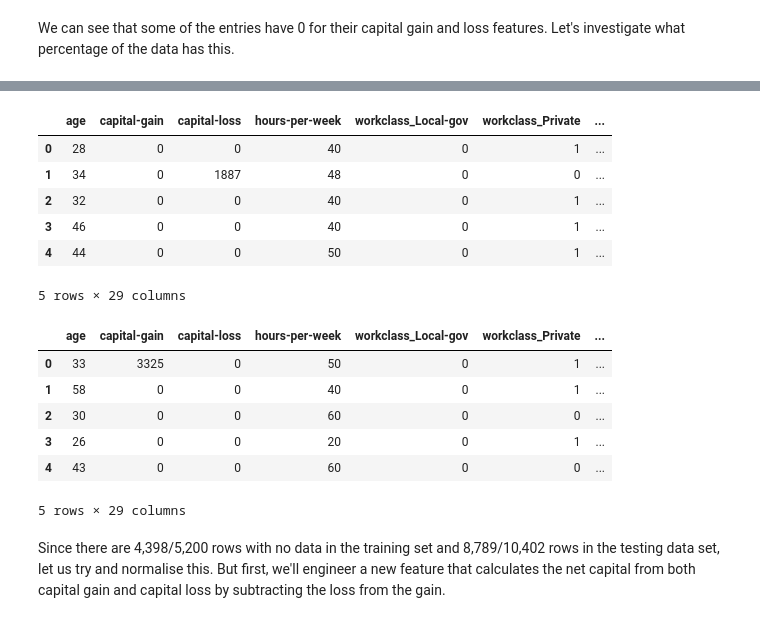
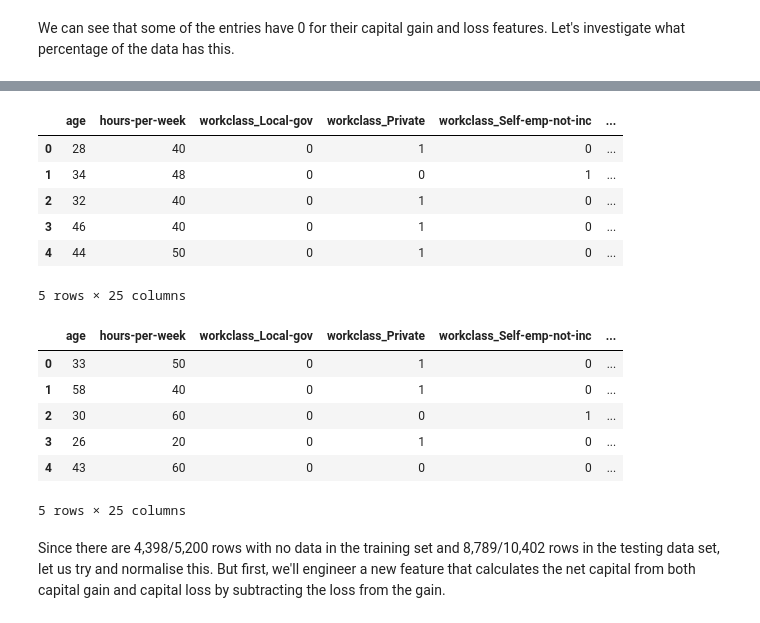
Before and after one commit to sprince0031/UL_Masters, a Jupyter notebook: SEM_1/CS6271-Evolutionary_Computation_and_Humanoid_Robotics/Project/CS6271_EvolutionaryAlgorithmsProject_2023.ipynb, the cells around one changed output, grey strips where cells are left out. Cells and saved outputs as stored; diff of their text form; code cells hidden in the pictures.

```diff
--- a/SEM_1/CS6271-Evolutionary_Computation_and_Humanoid_Robotics/Project/CS6271_EvolutionaryAlgorithmsProject_2023.ipynb
+++ b/SEM_1/CS6271-Evolutionary_Computation_and_Humanoid_Robotics/Project/CS6271_EvolutionaryAlgorithmsProject_2023.ipynb
@@ -229,3 +229,13 @@ Index(['age', 'capital-gain', 'capital-loss', 'hours-per-week',
       dtype='object')
 # %% [markdown]
 We can see that some of the entries have 0 for their capital gain and loss features. Let's investigate what percentage of the data has this.
+# %%
+X_total = pd.concat([X_train_encoded, X_test_encoded], ignore_index=True)
+# X_total = X_total[X_total['age'] >= 17]
+numerical_features = ['age', 'capital-gain', 'capital-loss', 'hours-per-week']
+total_mins = {}
+total_maxs = {}
+for feature in numerical_features:
+    total_mins[feature] = X_total.loc[:, feature].min()
+    total_maxs[feature] = X_total.loc[:, feature].max()
+print(total_mins, total_maxs)
@@ -231,0 +244,6 @@ We can see that some of the entries have 0 for their capital gain and loss featu
+# %%
+for feature in numerical_features:
+    X_train_encoded.loc[:, feature] = (X_train.loc[:, feature] - total_mins[feature]) / (total_maxs[feature] - total_mins[feature])
+    X_test_encoded.loc[:, feature] = (X_test.loc[:, feature] - total_mins[feature]) / (total_maxs[feature] - total_mins[feature])
+display(X_train_encoded.head())
+display(X_test_encoded.head())
@@ -268,33 +273,33 @@ Number of rows that have no hard data about the capital gain and loss: 8789
 # %%
-X_train_encoded['capital-gain-zero'] = (X_train_encoded['capital-gain'] == 0).astype(int)
-X_train_encoded['capital-loss-zero'] = (X_train_encoded['capital-loss'] == 0).astype(int)
+# X_train_encoded['capital-gain-zero'] = (X_train_encoded['capital-gain'] == 0).astype(int)
+# X_train_encoded['capital-loss-zero'] = (X_train_encoded['capital-loss'] == 0).astype(int)
 
 # Drop the original features if needed
-# X_train_encoded = X_train_encoded.drop(['capital-gain', 'capital-loss'], axis=1)
+X_train_encoded = X_train_encoded.drop(['capital-gain', 'capital-loss'], axis=1)
 X_train_encoded.head()
 # %% [output]
-|  | age | capital-gain | capital-loss | hours-per-week | workclass_Local-gov | workclass_Private | ... |
-| 0 | 28 | 0 | 0 | 40 | 0 | 1 | ... |
-| 1 | 34 | 0 | 1887 | 48 | 0 | 0 | ... |
-| 2 | 32 | 0 | 0 | 40 | 0 | 1 | ... |
-| 3 | 46 | 0 | 0 | 40 | 0 | 1 | ... |
-| 4 | 44 | 0 | 0 | 50 | 0 | 1 | ... |
+|  | age | hours-per-week | workclass_Local-gov | workclass_Private | workclass_Self-emp-not-inc | ... |
+| 0 | 28 | 40 | 0 | 1 | 0 | ... |
+| 1 | 34 | 48 | 0 | 0 | 1 | ... |
+| 2 | 32 | 40 | 0 | 1 | 0 | ... |
+| 3 | 46 | 40 | 0 | 1 | 0 | ... |
+| 4 | 44 | 50 | 0 | 1 | 0 | ... |
-5 rows × 29 columns
+5 rows × 25 columns
 # %%
-X_test_encoded['capital-gain-zero'] = (X_test_encoded['capital-gain'] == 0).astype(int)
-X_test_encoded['capital-loss-zero'] = (X_test_encoded['capital-loss'] == 0).astype(int)
+# X_test_encoded['capital-gain-zero'] = (X_test_encoded['capital-gain'] == 0).astype(int)
+# X_test_encoded['capital-loss-zero'] = (X_test_encoded['capital-loss'] == 0).astype(int)
 #
 # Drop the original features if needed
-# X_test_encoded = X_test_encoded.drop(['capital-gain', 'capital-loss'], axis=1)
+X_test_encoded = X_test_encoded.drop(['capital-gain', 'capital-loss'], axis=1)
 X_test_encoded.head()
 # %% [output]
-|  | age | capital-gain | capital-loss | hours-per-week | workclass_Local-gov | workclass_Private | ... |
-| 0 | 33 | 3325 | 0 | 50 | 0 | 1 | ... |
-| 1 | 58 | 0 | 0 | 40 | 0 | 1 | ... |
-| 2 | 30 | 0 | 0 | 60 | 0 | 0 | ... |
-| 3 | 26 | 0 | 0 | 20 | 0 | 1 | ... |
-| 4 | 43 | 0 | 0 | 60 | 0 | 0 | ... |
+|  | age | hours-per-week | workclass_Local-gov | workclass_Private | workclass_Self-emp-not-inc | ... |
+| 0 | 33 | 50 | 0 | 1 | 0 | ... |
+| 1 | 58 | 40 | 0 | 1 | 0 | ... |
+| 2 | 30 | 60 | 0 | 0 | 1 | ... |
+| 3 | 26 | 20 | 0 | 1 | 0 | ... |
+| 4 | 43 | 60 | 0 | 0 | 0 | ... |
-5 rows × 29 columns
+5 rows × 25 columns
 # %% [markdown]
 Since there are 4,398/5,200 rows with no data in the training set and 8,789/10,402 rows in the testing data set, let us try and normalise this. But first, we'll engineer a new feature that calculates the net capital from both capital gain and capital loss by subtracting the loss from the gain.
 # %%
```
Also changed, not shown: parts of 17 cells of this notebook, 1 other file.
